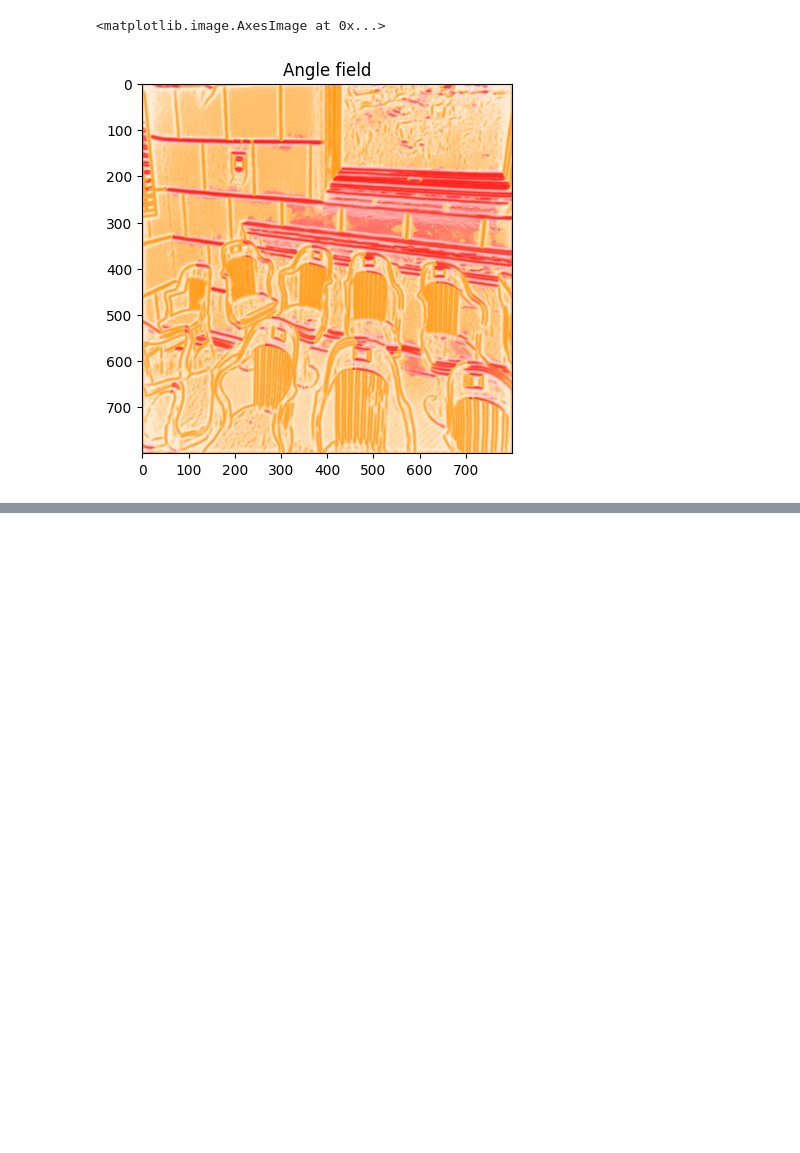
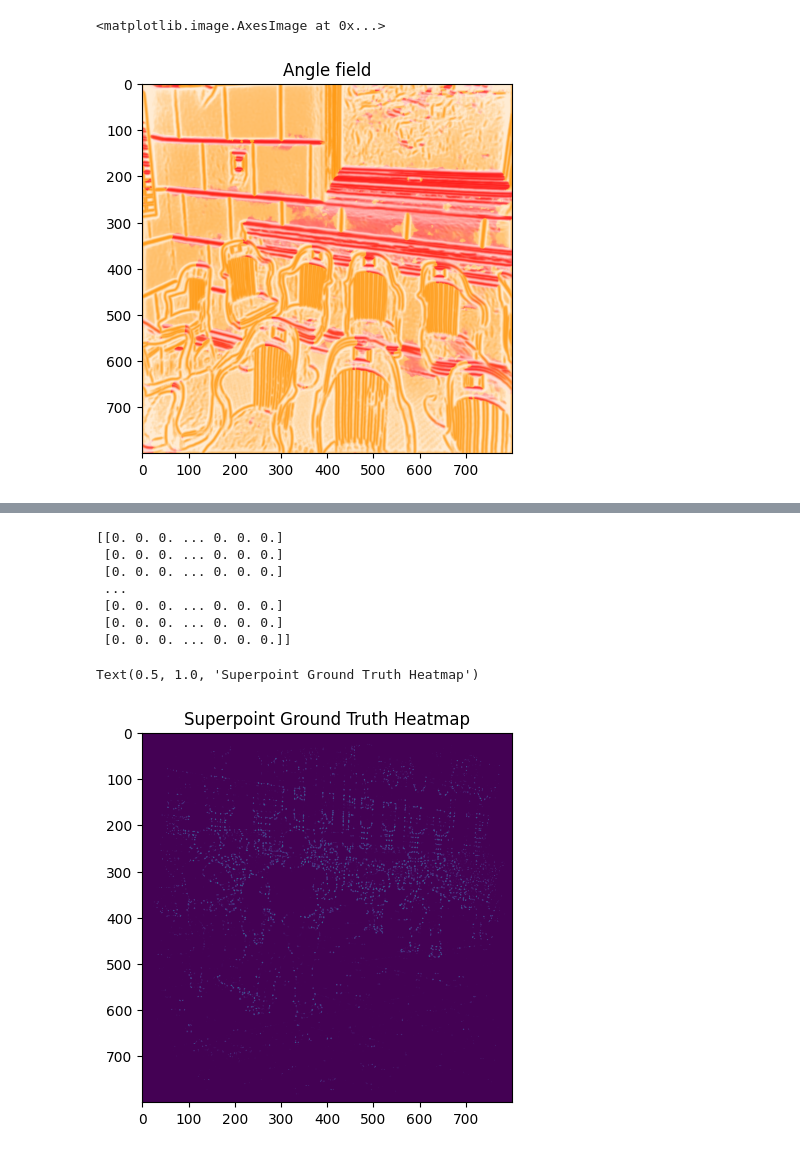
Before and after one commit to ewgoedeke/glue-factory, a Jupyter notebook: notebooks/training_visualization.ipynb, the cells around one changed output, grey strips where cells are left out. Cells and saved outputs as stored; diff of their text form; code cells hidden in the pictures; blank space fills up the shorter version.

```diff
--- a/notebooks/training_visualization.ipynb
+++ b/notebooks/training_visualization.ipynb
@@ -233,0 +152,17 @@ plt.show()
+# %%
+with h5py.File("../data/outputs/results/superpoint_gt/0001/1217472250_91a646d5a6_o.hdf5", 'r') as f:
+        heatmap_data = np.array(f['superpoint_heatmap'])
+heatmap_data = np.nan_to_num(heatmap_data)
+print(heatmap_data)
+plt.imshow(heatmap_data)
+plt.title("Superpoint Ground Truth Heatmap")
+# %% [output]
+[[0. 0. 0. ... 0. 0. 0.]
+ [0. 0. 0. ... 0. 0. 0.]
+ [0. 0. 0. ... 0. 0. 0.]
+ ...
+ [0. 0. 0. ... 0. 0. 0.]
+ [0. 0. 0. ... 0. 0. 0.]
+ [0. 0. 0. ... 0. 0. 0.]]
+Text(0.5, 1.0, 'Superpoint Ground Truth Heatmap')
+[figure, added]
```
Also changed, not shown: parts of 14 cells of this notebook, 1 other file.
